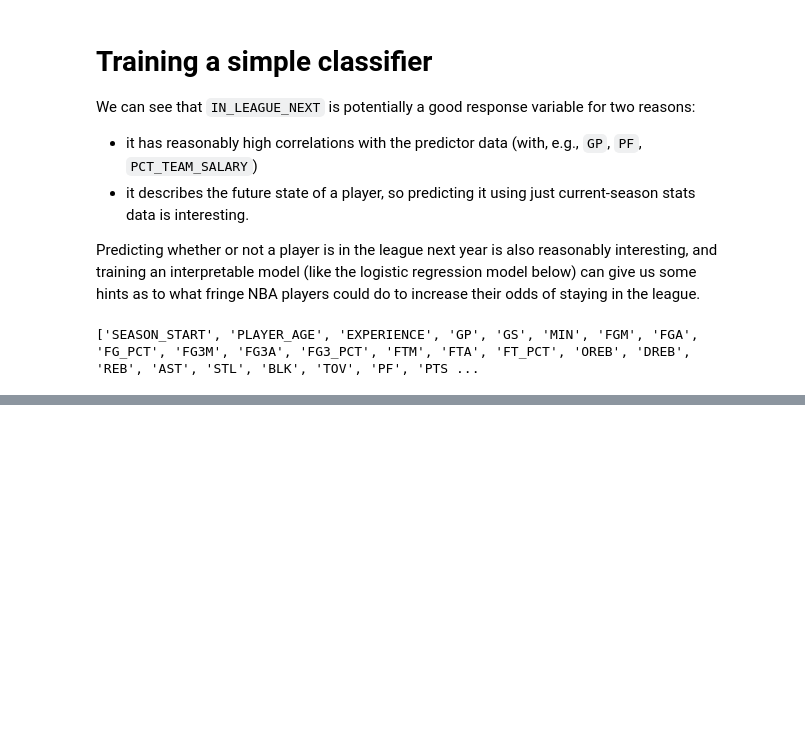
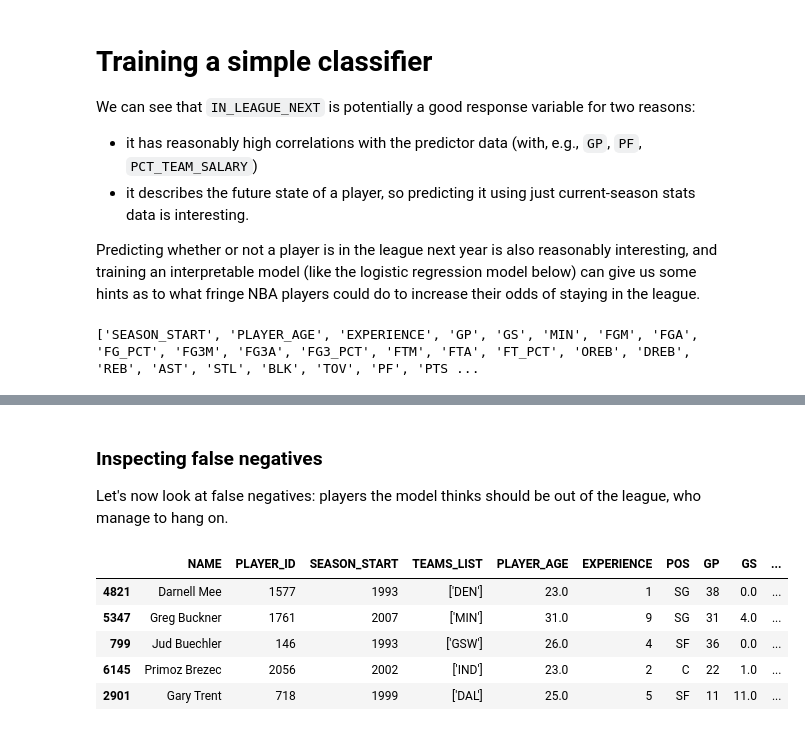
Before and after one commit to NBA-player-transactions/predicting_nba_player_retention, a Jupyter notebook: in_league_next.ipynb, the cells around one changed output, grey strips where cells are left out. Saved outputs shown, nothing was run; the diff lists cells and outputs as text; code cells hidden in the pictures; blank space fills up the shorter version.

```diff
--- a/in_league_next.ipynb
+++ b/in_league_next.ipynb
@@ -167,0 +197,13 @@ df.loc[ (df["IN_LEAGUE_NEXT"]==1) & (df["MODEL_PRED"]==0) ].sample(3)
+# %% [markdown]
+### Inspecting false negatives
+
+Let's now look at false negatives: players the model thinks should be out of the league, who manage to hang on.
+# %%
+df.loc[ (df["IN_LEAGUE_NEXT"]==1) & (df["MODEL_PRED"]==0) ].sample(5, random_state=815)
+# %% [output]
+|  | NAME | PLAYER_ID | SEASON_START | TEAMS_LIST | PLAYER_AGE | EXPERIENCE | POS | GP | GS | ... |
+| 4821 | Darnell Mee | 1577 | 1993 | ['DEN'] | 23.0 | 1 | SG | 38 | 0.0 | ... |
+| 5347 | Greg Buckner | 1761 | 2007 | ['MIN'] | 31.0 | 9 | SG | 31 | 4.0 | ... |
+| 799 | Jud Buechler | 146 | 1993 | ['GSW'] | 26.0 | 4 | SF | 36 | 0.0 | ... |
+| 6145 | Primoz Brezec | 2056 | 2002 | ['IND'] | 23.0 | 2 | C | 22 | 1.0 | ... |
+| 2901 | Gary Trent | 718 | 1999 | ['DAL'] | 25.0 | 5 | SF | 11 | 11.0 | ... |
```
Also changed, not shown: parts of 18 cells of this notebook.
